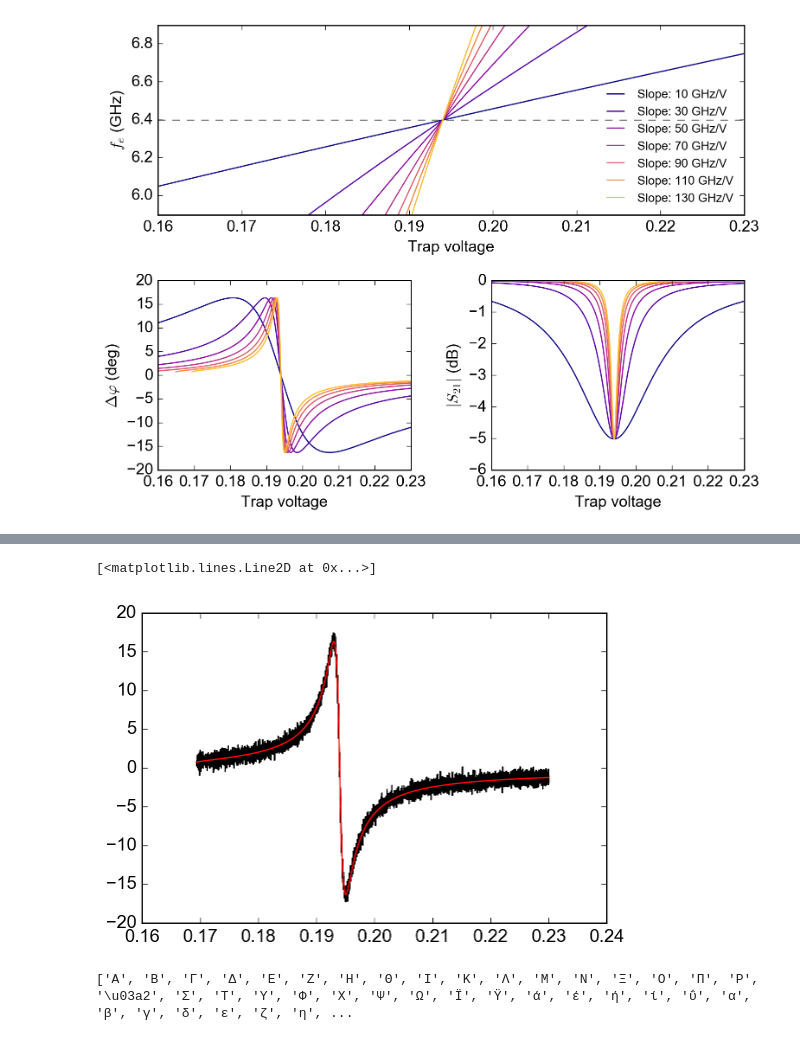
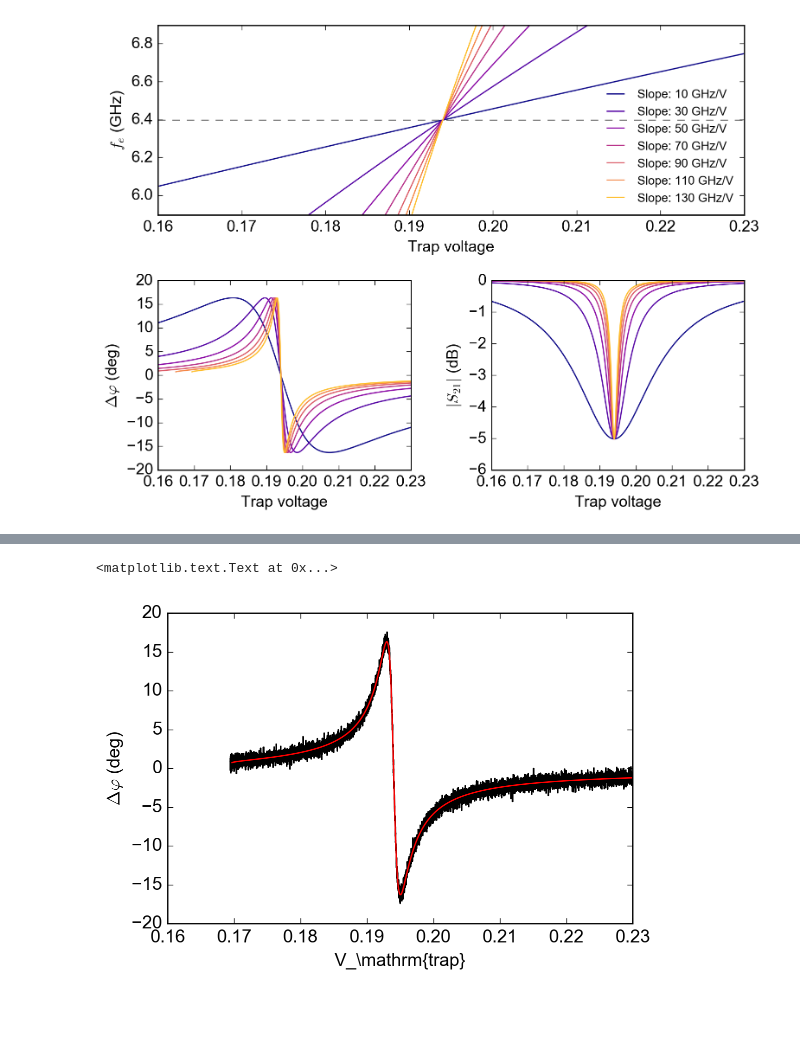
Before and after one commit to gkoolstra/ipython-notebooks, a Jupyter notebook: 20180204 - Single tone fit.ipynb, the cells around one changed output, grey strips where cells are left out. Saved outputs shown, nothing was run; the diff lists cells and outputs as text; code cells hidden in the pictures; blank space fills up the shorter version.

```diff
--- a/20180204 - Single tone fit.ipynb
+++ b/20180204 - Single tone fit.ipynb
@@ -189,17 +206,14 @@ fig.tight_layout()
 # %%
 xdata = Vtrap
 ydata = s21_phi * 180/np.pi + 0.5*np.random.randn(len(Vtrap))
 
 plt.plot(xdata, ydata, '-k')
 fr, ferr = se.fit_phase(xdata, ydata, f_cavity=f_cavity, f_drive=f_cavity, kappa_cavity=kappa_tot,
                         domain=(0.185, 0.220))
 plt.plot(xdata, se.phase_function(xdata, f_cavity, f_cavity, kappa_tot, *fr), '-r')
+plt.xlim(np.min(xdata), np.max(xdata))
+plt.xlabel("V_\mathrm{trap}")
+plt.ylabel(r"$\Delta \varphi$ (deg)")
 # %% [output]
-[<matplotlib.lines.Line2D at 0x...>]
+<matplotlib.text.Text at 0x...>
-[figure, old version]
+[figure, new version]
-# %%
-greek_letterz=[chr(code) for code in range(913,970)]
-
-print(greek_letterz)
-# %% [output]
-['Α', 'Β', 'Γ', 'Δ', 'Ε', 'Ζ', 'Η', 'Θ', 'Ι', 'Κ', 'Λ', 'Μ', 'Ν', 'Ξ', 'Ο', 'Π', 'Ρ', '\u03a2', 'Σ', 'Τ', 'Υ', 'Φ', 'Χ', 'Ψ', 'Ω', 'Ϊ', 'Ϋ', 'ά', 'έ', 'ή', 'ί', 'ΰ', 'α', 'β', 'γ', 'δ', 'ε', 'ζ', 'η', ...
```
Also changed, not shown: parts of 10 cells of this notebook.
